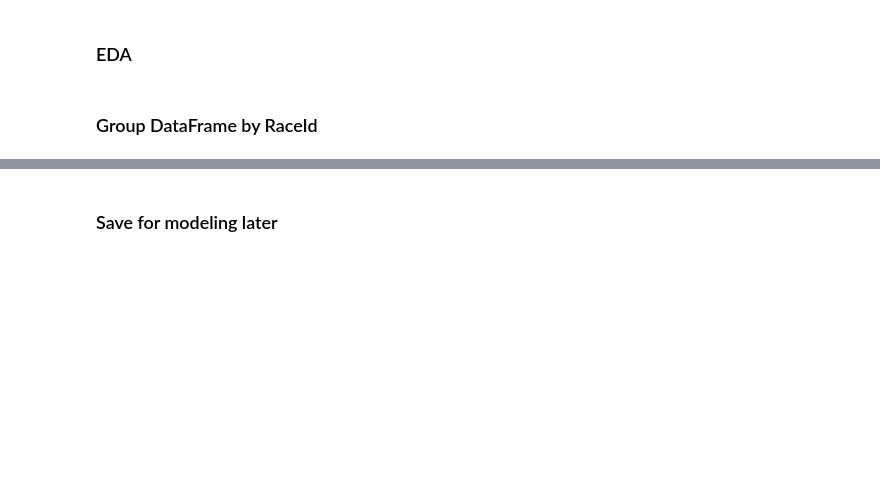
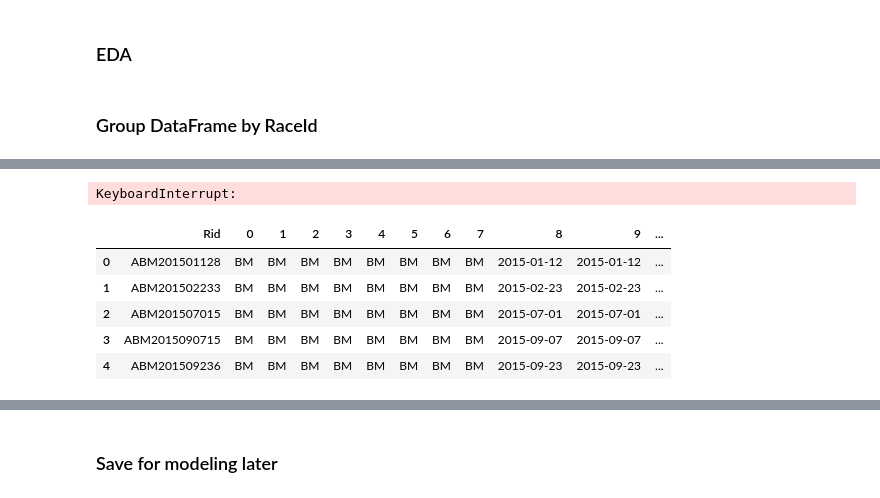
Before and after one commit to nleffell/Dog-Racing-Predictions, a Jupyter notebook: Cleaning.ipynb, the cells around one changed output, grey strips where cells are left out. Cells and saved outputs as stored; diff of their text form; code cells hidden in the pictures; blank space fills up the shorter version.

```diff
--- a/Cleaning.ipynb
+++ b/Cleaning.ipynb
@@ -134,0 +144,34 @@ df.head()
+# %%
+df = pd.read_csv('combined_dogs_in_races_data.csv')
+# %%
+indexes = []
+for x in range (0, 535, 8):
+    indexes.append([x for x in range(x, x+8)])
+# %%
+test_df = df[df.index==0]  #only want to iterate through the first row
+for index, row in test_df.iterrows():
+    for cols in indexes:
+        if row[str(cols[0])] == row[str(cols[1])] == row[str(cols[2])] == row[str(cols[3])] == row[str(cols[4])] == row[str(cols[5])] == row[str(cols[6])] == row[str(cols[7])]:
+            drop = [str(x) for x in cols][1:]
+            df.drop(columns=drop, inplace=True)
+# %%
+for index, row in df.iterrows():
+    for cols in indexes:
+        for x, y in enumerate(range(248,256)):
+            df.iloc[index][str(cols[x])] = str(row[str(cols[x])]) + ' ' + str(row[str(y)])
+
+        if index == df.index[-1]:
+            if row[str(cols[0])] == row[str(cols[1])] == row[str(cols[2])] == row[str(cols[3])] == row[str(cols[4])] == row[str(cols[5])] == row[str(cols[6])] == row[str(cols[7])]:
+                drop = [str(x) for x in cols][1:]
+                df.drop(columns=drop, inplace=True)
+# %% [output]
+KeyboardInterrupt:
+# %%
+df.head()
+# %% [output]
+|  | Rid | 0 | 1 | 2 | 3 | 4 | 5 | 6 | 7 | 8 | 9 | ... |
+| 0 | ABM201501128 | BM | BM | BM | BM | BM | BM | BM | BM | 2015-01-12 | 2015-01-12 | ... |
+| 1 | ABM201502233 | BM | BM | BM | BM | BM | BM | BM | BM | 2015-02-23 | 2015-02-23 | ... |
+| 2 | ABM201507015 | BM | BM | BM | BM | BM | BM | BM | BM | 2015-07-01 | 2015-07-01 | ... |
+| 3 | ABM2015090715 | BM | BM | BM | BM | BM | BM | BM | BM | 2015-09-07 | 2015-09-07 | ... |
+| 4 | ABM201509236 | BM | BM | BM | BM | BM | BM | BM | BM | 2015-09-23 | 2015-09-23 | ... |
```
Also changed, not shown: parts of 7 cells of this notebook.
